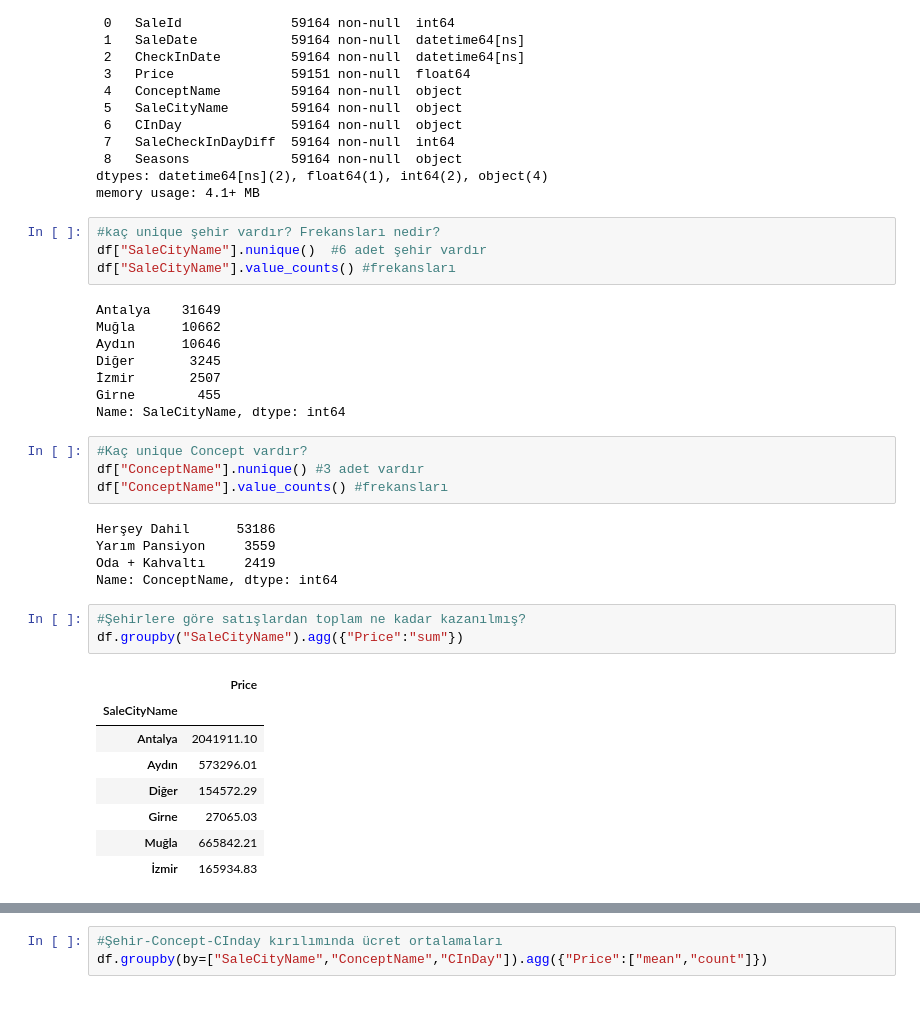
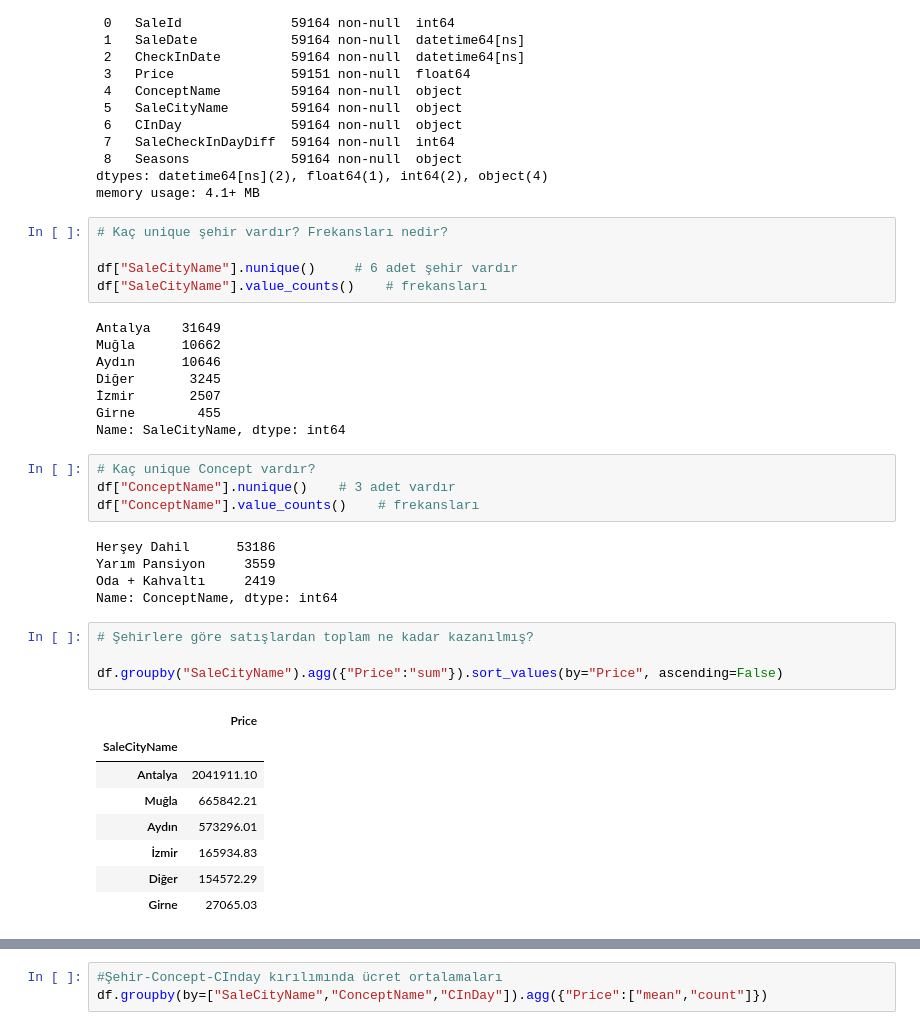
Before and after one commit to onurcakili/dataScienceRepository, a Jupyter notebook: 01_Data_Science_Projects/02_Revenue_Prediction_Segmentation.ipynb, the cells around one changed output, grey strips where cells are left out. Drawn from its saved outputs; the diff is of its cells as text.

```diff
--- a/01_Data_Science_Projects/02_Revenue_Prediction_Segmentation.ipynb
+++ b/01_Data_Science_Projects/02_Revenue_Prediction_Segmentation.ipynb
@@ -70,9 +70,10 @@ Data columns (total 9 columns):
 dtypes: datetime64[ns](2), float64(1), int64(2), object(4)
 memory usage: 4.1+ MB
 # %%
-#kaç unique şehir vardır? Frekansları nedir?
-df["SaleCityName"].nunique()  #6 adet şehir vardır
-df["SaleCityName"].value_counts() #frekansları
+# Kaç unique şehir vardır? Frekansları nedir?
+
+df["SaleCityName"].nunique()     # 6 adet şehir vardır
+df["SaleCityName"].value_counts()    # frekansları
 # %% [output]
 Antalya    31649
 Muğla      10662
@@ -82,23 +83,24 @@ Diğer       3245
 Girne        455
 Name: SaleCityName, dtype: int64
 # %%
-#Kaç unique Concept vardır?
-df["ConceptName"].nunique() #3 adet vardır
-df["ConceptName"].value_counts() #frekansları
+# Kaç unique Concept vardır?
+df["ConceptName"].nunique()    # 3 adet vardır
+df["ConceptName"].value_counts()    # frekansları
 # %% [output]
 Herşey Dahil      53186
 Yarım Pansiyon     3559
 Oda + Kahvaltı     2419
 Name: ConceptName, dtype: int64
 # %%
-#Şehirlere göre satışlardan toplam ne kadar kazanılmış?
-df.groupby("SaleCityName").agg({"Price":"sum"})
+# Şehirlere göre satışlardan toplam ne kadar kazanılmış?
+
+df.groupby("SaleCityName").agg({"Price":"sum"}).sort_values(by="Price", ascending=False)
 # %% [output]
 |  | Price |
 | SaleCityName |  |
 | Antalya | 2041911.10 |
+| Muğla | 665842.21 |
 | Aydın | 573296.01 |
+| İzmir | 165934.83 |
 | Diğer | 154572.29 |
 | Girne | 27065.03 |
-| Muğla | 665842.21 |
-| İzmir | 165934.83 |
```
Also changed, not shown: parts of 9 cells of this notebook, 3 other files.
